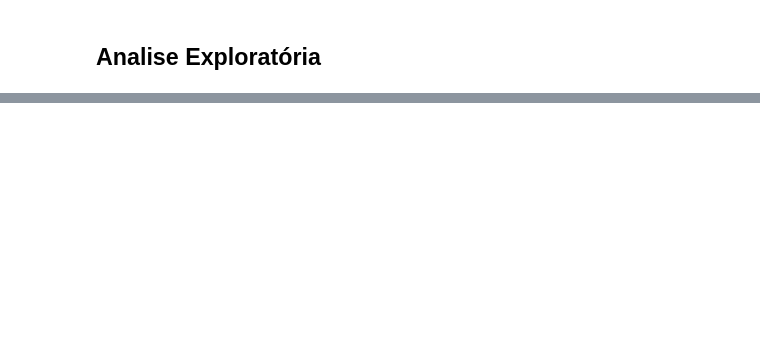
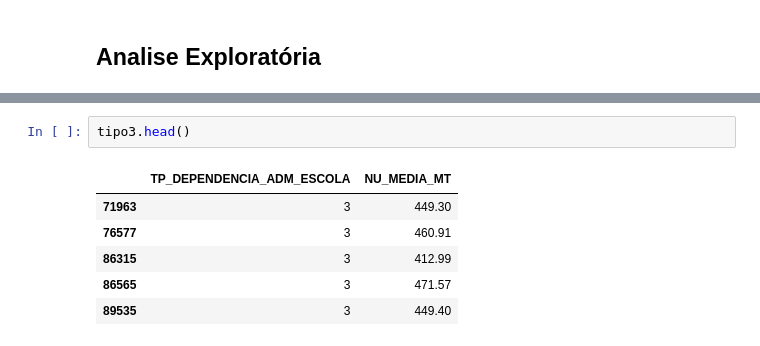
Before and after one commit to insper-classroom/23-1a-cd-p2-lucca_pedro_rafael, a Jupyter notebook: P2.ipynb, the cells around one changed output, grey strips where cells are left out. Drawn from its saved outputs; the diff is of its cells as text; blank space fills up the shorter version.

```diff
--- a/P2.ipynb
+++ b/P2.ipynb
@@ -73,0 +102,9 @@ plt.show()
+# %%
+tipo3.head()
+# %% [output]
+|  | TP_DEPENDENCIA_ADM_ESCOLA | NU_MEDIA_MT |
+| 71963 | 3 | 449.30 |
+| 76577 | 3 | 460.91 |
+| 86315 | 3 | 412.99 |
+| 86565 | 3 | 471.57 |
+| 89535 | 3 | 449.40 |
```
Also changed, not shown: parts of 4 cells of this notebook.
